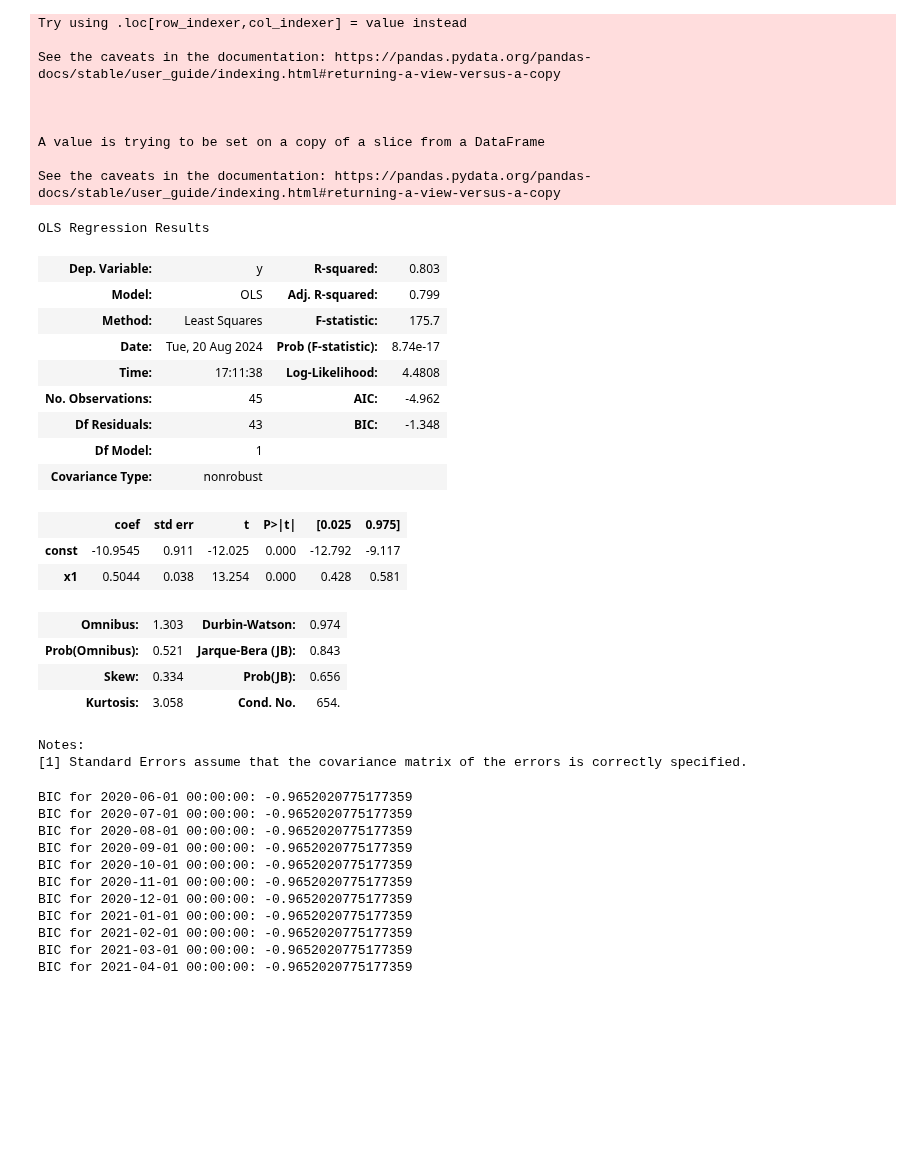
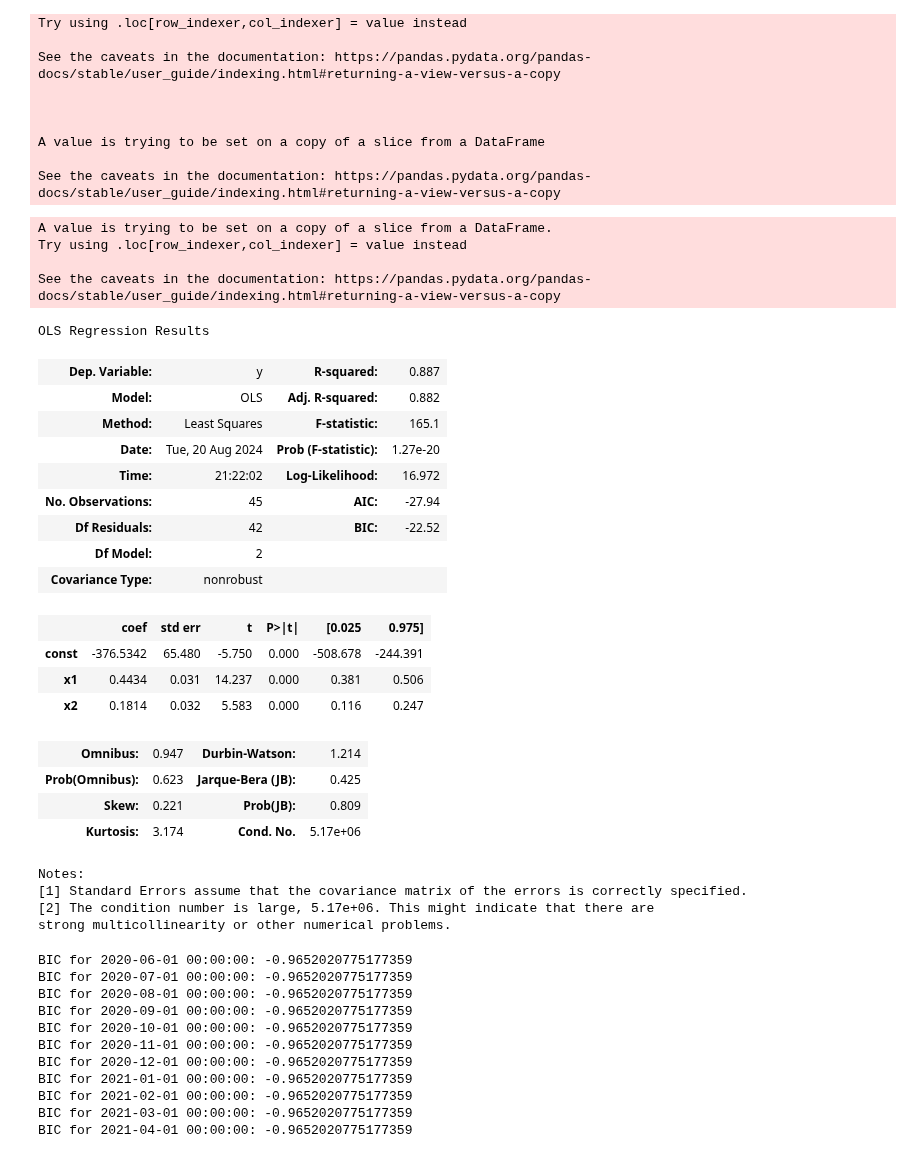
Before and after one commit to epoch-research/open-model-trends, a Jupyter notebook: benchmark_analysis.ipynb, the cells around one changed output. Saved outputs shown, nothing was run; the diff lists cells and outputs as text; code cells hidden in the pictures; blank space fills up the shorter version.

Commit message:
Fit to compute and age

```diff
--- a/benchmark_analysis.ipynb
+++ b/benchmark_analysis.ipynb
@@ -702,30 +702,40 @@ See the caveats in the documentation: https://pandas.pydata.org/pandas-docs/stab
 A value is trying to be set on a copy of a slice from a DataFrame
 
 See the caveats in the documentation: https://pandas.pydata.org/pandas-docs/stable/user_guide/indexing.html#returning-a-view-versus-a-copy
+# %%
+filtered_reg_df['year'] = datetime_to_float_year(filtered_reg_df['Date'])
+# %% [output]
+A value is trying to be set on a copy of a slice from a DataFrame.
+Try using .loc[row_indexer,col_indexer] = value instead
+
+See the caveats in the documentation: https://pandas.pydata.org/pandas-docs/stable/user_guide/indexing.html#returning-a-view-versus-a-copy
 # %%
 # Single fit for all data
-model = fit_ols_regression(filtered_reg_df, ['log_compute'], bench + '_log_error')
+model = fit_ols_regression(filtered_reg_df, ['log_compute', 'year'], bench + '_log_error')
 model.summary()
 # %% [output]
 OLS Regression Results
-| Dep. Variable: | y | R-squared: | 0.803 |
-| Model: | OLS | Adj. R-squared: | 0.799 |
-| Method: | Least Squares | F-statistic: | 175.7 |
-| Date: | Tue, 20 Aug 2024 | Prob (F-statistic): | 8.74e-17 |
-| Time: | 17:11:38 | Log-Likelihood: | 4.4808 |
-| No. Observations: | 45 | AIC: | -4.962 |
-| Df Residuals: | 43 | BIC: | -1.348 |
-| Df Model: | 1 |  |  |
+| Dep. Variable: | y | R-squared: | 0.887 |
+| Model: | OLS | Adj. R-squared: | 0.882 |
+| Method: | Least Squares | F-statistic: | 165.1 |
+| Date: | Tue, 20 Aug 2024 | Prob (F-statistic): | 1.27e-20 |
+| Time: | 21:22:02 | Log-Likelihood: | 16.972 |
+| No. Observations: | 45 | AIC: | -27.94 |
+| Df Residuals: | 42 | BIC: | -22.52 |
+| Df Model: | 2 |  |  |
 | Covariance Type: | nonrobust |  |  |
 |  | coef | std err | t | P>|t| | [0.025 | 0.975] |
-| const | -10.9545 | 0.911 | -12.025 | 0.000 | -12.792 | -9.117 |
-| x1 | 0.5044 | 0.038 | 13.254 | 0.000 | 0.428 | 0.581 |
+| const | -376.5342 | 65.480 | -5.750 | 0.000 | -508.678 | -244.391 |
+| x1 | 0.4434 | 0.031 | 14.237 | 0.000 | 0.381 | 0.506 |
+| x2 | 0.1814 | 0.032 | 5.583 | 0.000 | 0.116 | 0.247 |
-| Omnibus: | 1.303 | Durbin-Watson: | 0.974 |
-| Prob(Omnibus): | 0.521 | Jarque-Bera (JB): | 0.843 |
-| Skew: | 0.334 | Prob(JB): | 0.656 |
-| Kurtosis: | 3.058 | Cond. No. | 654. |
+| Omnibus: | 0.947 | Durbin-Watson: | 1.214 |
+| Prob(Omnibus): | 0.623 | Jarque-Bera (JB): | 0.425 |
+| Skew: | 0.221 | Prob(JB): | 0.809 |
+| Kurtosis: | 3.174 | Cond. No. | 5.17e+06 |
 Notes:
 [1] Standard Errors assume that the covariance matrix of the errors is correctly specified.
+[2] The condition number is large, 5.17e+06. This might indicate that there are
+strong multicollinearity or other numerical problems.
 # %%
 def no_split(df, filter_threshold=None):
   return {'All': df}
```
Also changed, not shown: parts of 6 cells of this notebook.
